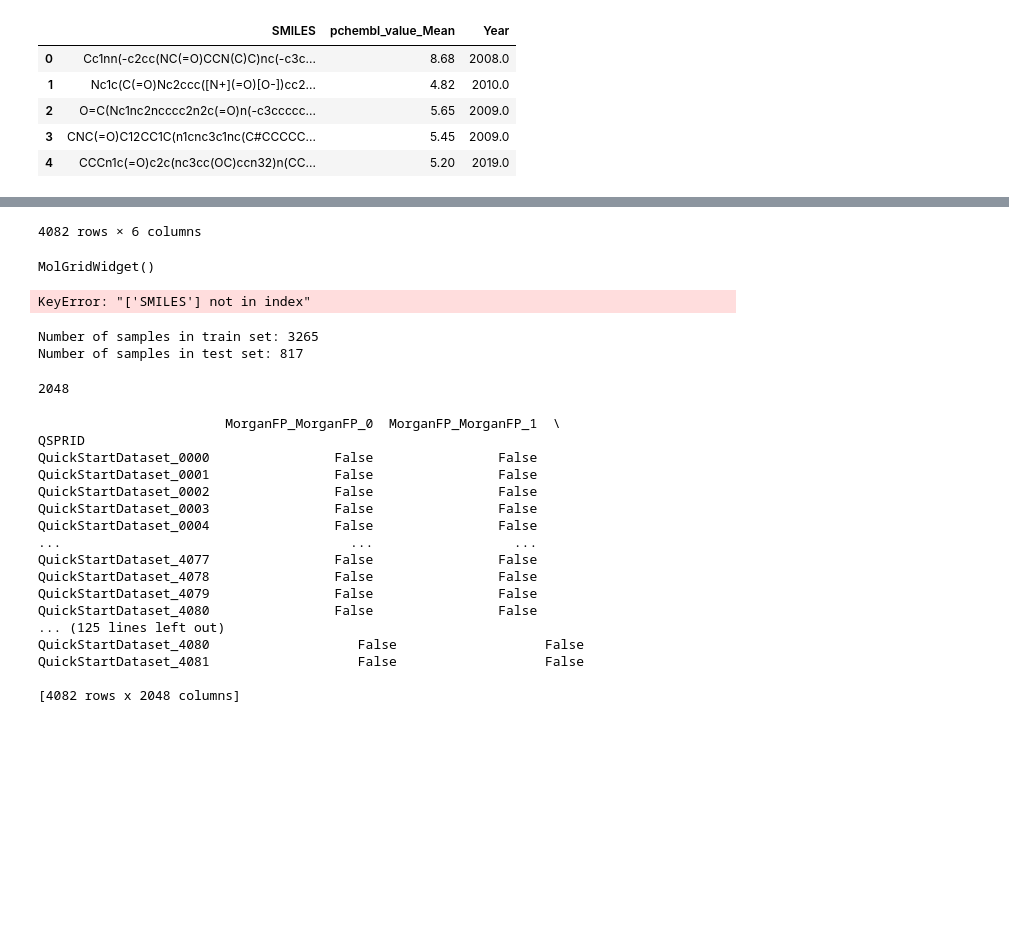
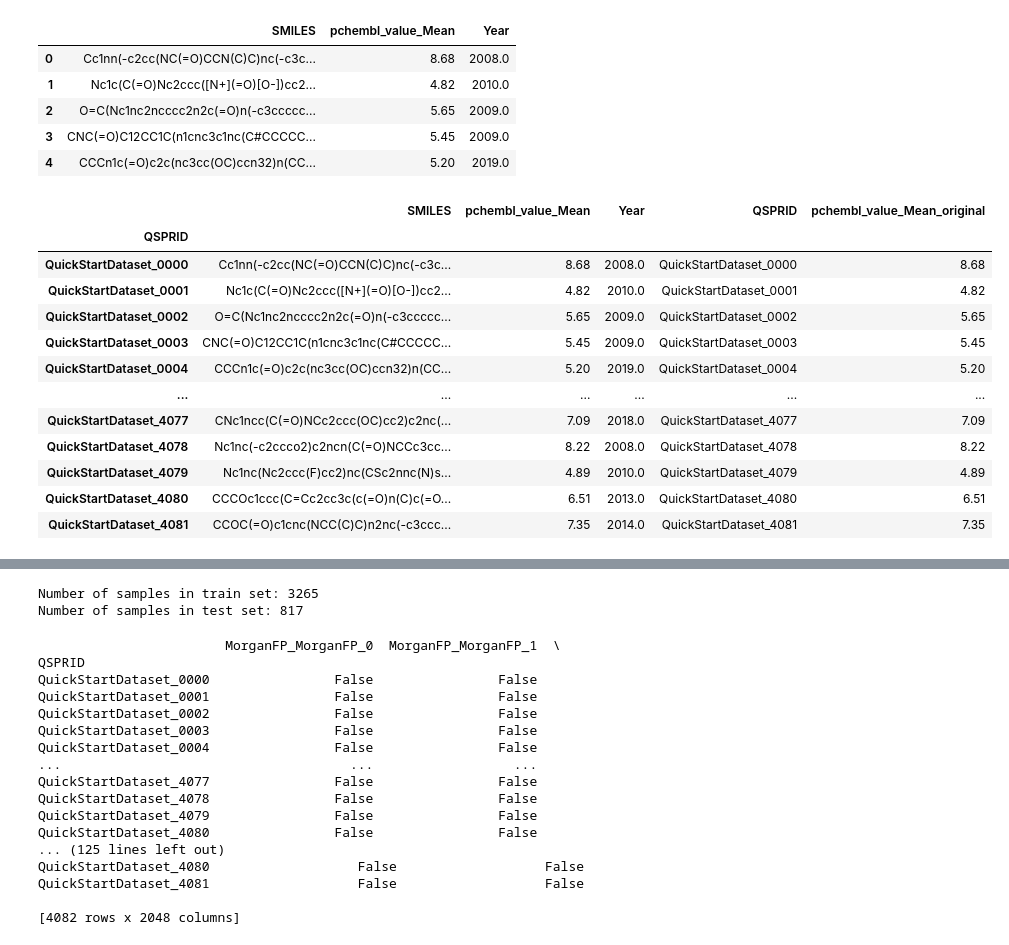
Before and after one commit to Dreamerwq/QSPRpred, a Jupyter notebook: qsprpred/extra/gpu/models/test_import.ipynb, the cells around one changed output, grey strips where cells are left out. Drawn from its saved outputs; the diff is of its cells as text; code cells hidden in the pictures; blank space fills up the shorter version.

```diff
--- a/qsprpred/extra/gpu/models/test_import.ipynb
+++ b/qsprpred/extra/gpu/models/test_import.ipynb
@@ -31,17 +116,31 @@ df.head()
 # %%
 from qsprpred.data import QSPRDataset
 
 import os
 
 os.makedirs("tutorial_output/data", exist_ok=True)
 
 dataset = QSPRDataset(
     df=df,
     store_dir="tutorial_output/data",
     name="QuickStartDataset",
     target_props=[{"name": "pchembl_value_Mean", "task": "REGRESSION"}],
-    random_state=42
+    random_state=42,
+    overwrite=True
 )
 
 dataset.getDF()
 # %% [output]
+|  | SMILES | pchembl_value_Mean | Year | QSPRID | pchembl_value_Mean_original |
+| QSPRID |  |  |  |  |  |
+| QuickStartDataset_0000 | Cc1nn(-c2cc(NC(=O)CCN(C)C)nc(-c3c... | 8.68 | 2008.0 | QuickStartDataset_0000 | 8.68 |
+| QuickStartDataset_0001 | Nc1c(C(=O)Nc2ccc([N+](=O)[O-])cc2... | 4.82 | 2010.0 | QuickStartDataset_0001 | 4.82 |
+| QuickStartDataset_0002 | O=C(Nc1nc2ncccc2n2c(=O)n(-c3ccccc... | 5.65 | 2009.0 | QuickStartDataset_0002 | 5.65 |
+| QuickStartDataset_0003 | CNC(=O)C12CC1C(n1cnc3c1nc(C#CCCCC... | 5.45 | 2009.0 | QuickStartDataset_0003 | 5.45 |
+| QuickStartDataset_0004 | CCCn1c(=O)c2c(nc3cc(OC)ccn32)n(CC... | 5.20 | 2019.0 | QuickStartDataset_0004 | 5.20 |
+| ... | ... | ... | ... | ... | ... |
+| QuickStartDataset_4077 | CNc1ncc(C(=O)NCc2ccc(OC)cc2)c2nc(... | 7.09 | 2018.0 | QuickStartDataset_4077 | 7.09 |
+| QuickStartDataset_4078 | Nc1nc(-c2ccco2)c2ncn(C(=O)NCCc3cc... | 8.22 | 2008.0 | QuickStartDataset_4078 | 8.22 |
+| QuickStartDataset_4079 | Nc1nc(Nc2ccc(F)cc2)nc(CSc2nnc(N)s... | 4.89 | 2010.0 | QuickStartDataset_4079 | 4.89 |
+| QuickStartDataset_4080 | CCCOc1ccc(C=Cc2cc3c(c(=O)n(C)c(=O... | 6.51 | 2013.0 | QuickStartDataset_4080 | 6.51 |
+| QuickStartDataset_4081 | CCOC(=O)c1cnc(NCC(C)C)n2nc(-c3ccc... | 7.35 | 2014.0 | QuickStartDataset_4081 | 7.35 |
@@ -62,9 +148,3 @@ qsprpred - WARNING - Existing data set found, but also found a data frame in sto
-4082 rows × 6 columns
-# %%
-display(dataset.X.head())
-# %% [output]
-MolGridWidget()
-KeyError: "['SMILES'] not in index"
 # %%
 from qsprpred.data.descriptors.fingerprints import MorganFP
 from qsprpred.data import RandomSplit
@@ -85,8 +165,4 @@ dataset.save()
 # %% [output]
 Number of samples in train set: 3265
 Number of samples in test set: 817
-# %%
-dataset.makeClassification()
-# %% [output]
-2048
 # %%
```
Also changed, not shown: parts of 10 cells of this notebook, 4 other files.
